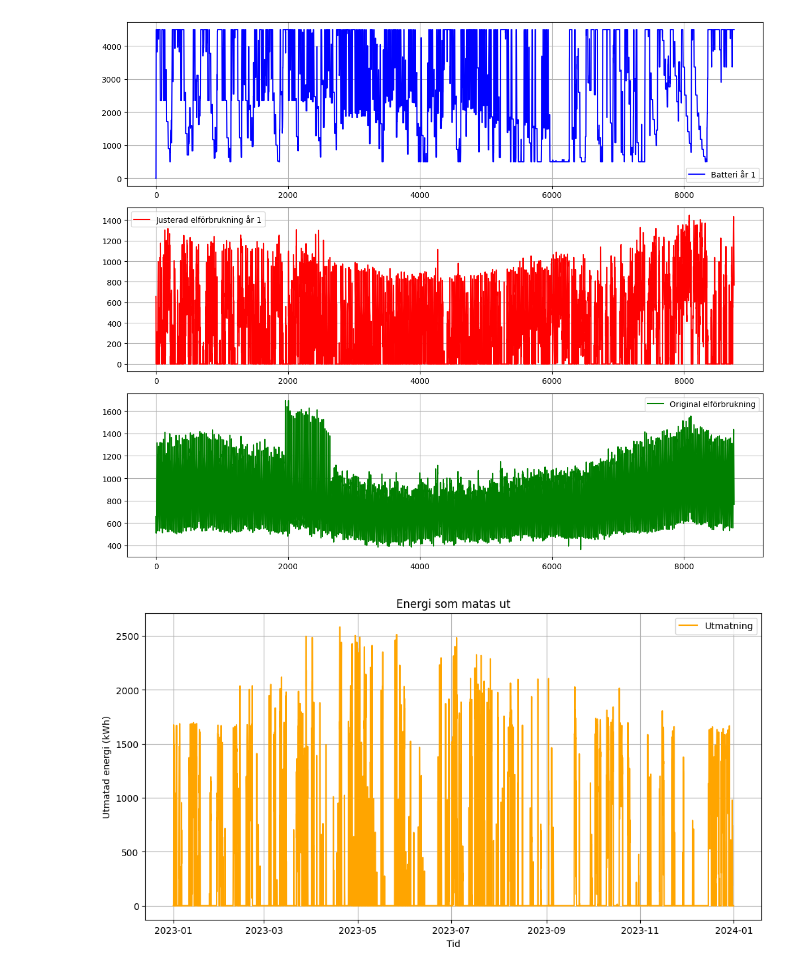
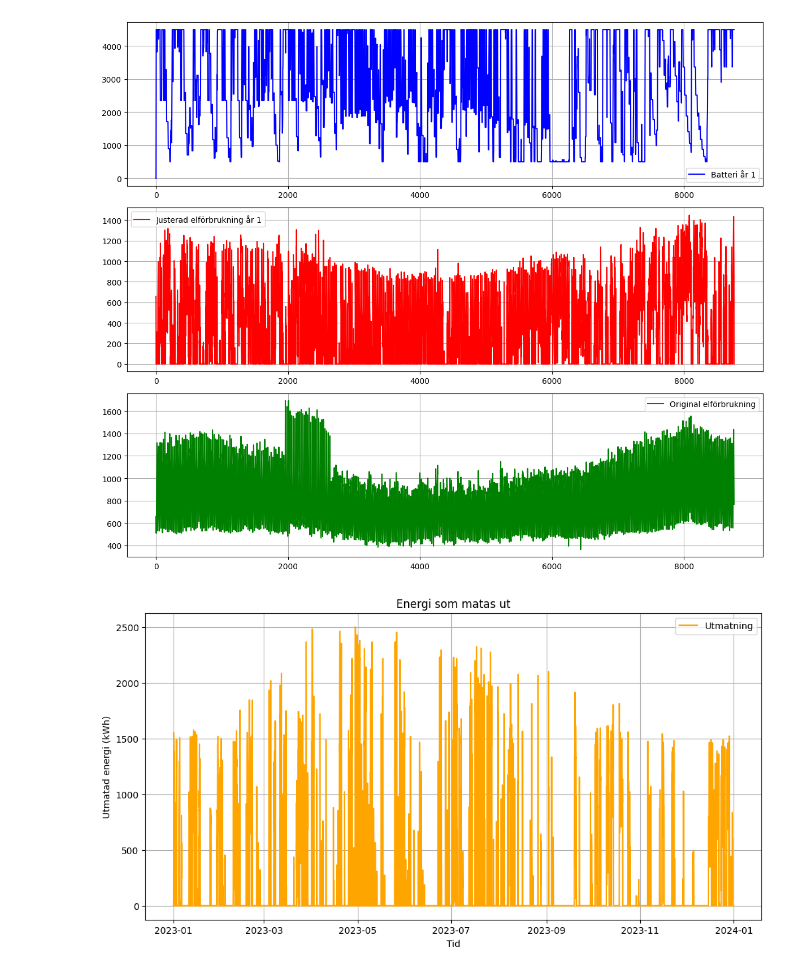
Before and after one commit to Jakobthuresson/Energigemenskaper, a Jupyter notebook: MergeJakob.ipynb, the cells around one changed output. Drawn from its saved outputs; the diff is of its cells as text; code cells hidden in the pictures.

Commit message:
Starkautmat

```diff
--- a/MergeJakob.ipynb
+++ b/MergeJakob.ipynb
@@ -100,11 +100,14 @@ for i, (tid, prod, abk, spot, starka) in enumerate(zip(Spotpris.index, Prod, ABK
         faktor = 0.07
 
     if diff <= 0:
-        if batteriKapacitet - diff > max_battery_level
-        starkaEL = diff + starka
-        utmatning.append((tid, batteriKapacitet - diff - max_battery_level if batteriKapacitet - diff >= max_battery_level else 0 ))
+        if batteriKapacitet - diff >= max_battery_level:
+            utmatEl = batteriKapacitet - diff - max_battery_level
+            utmatning.append((tid, max(0, utmatEl - starka)))
+            batteriKapacitet = max_battery_level  # -diff eftersom diff är negativ
+        else:
+            utmatning.append((tid, 0))
+            batteriKapacitet = batteriKapacitet - diff
         # Om solproduktionen är större än förbrukningen, ladda batteriet istället för att spara negativa värden
-        batteriKapacitet = min(batteriKapacitet - diff, max_battery_level)  # -diff eftersom diff är negativ
         elförbrukning.append(0)  # Vi behöver inte köpa el
         köptaTimmar.append((tid,0))
     else:
@@ -252,2 +255,2 @@ Justerad elkostnad simulering: 6191813.1429018
 [figure]
-[figure, old version]
+[figure, new version]
```
Also changed, not shown: parts of 1 cell of this notebook.
